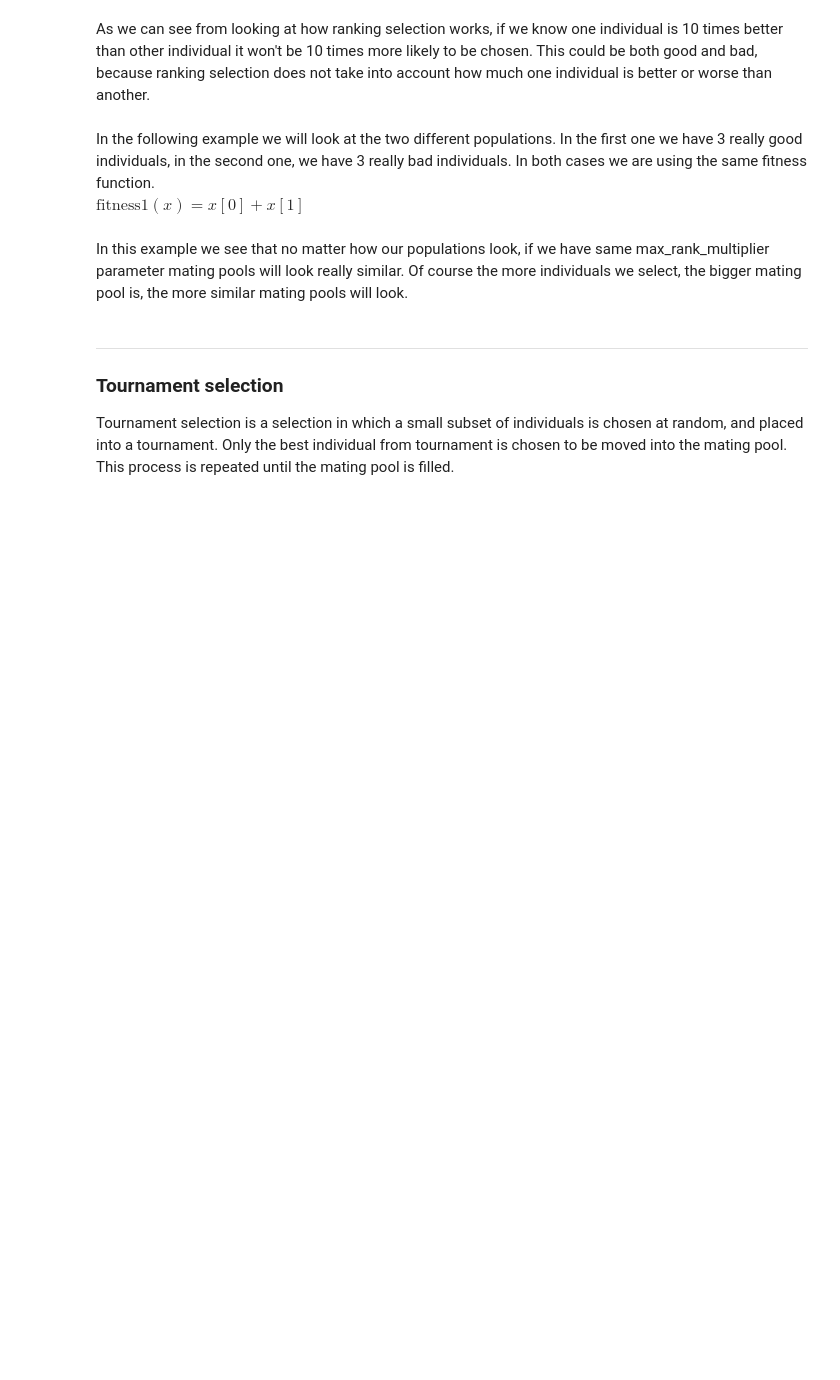
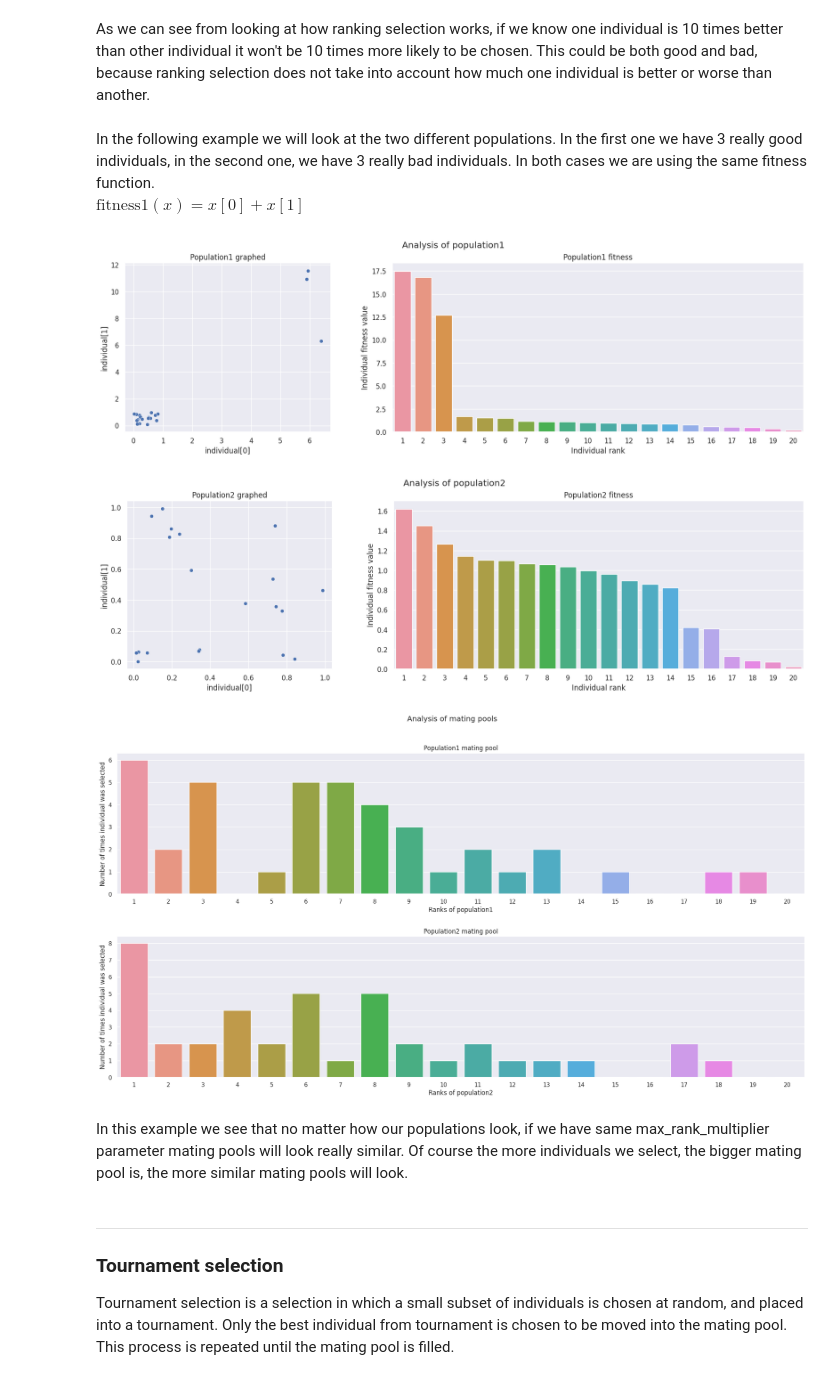
Before and after one commit to ukinolo/GAlib, a Jupyter notebook: doc/documentation.ipynb, the cells around one changed output. Saved outputs shown, nothing was run; the diff lists cells and outputs as text; code cells hidden in the pictures; blank space fills up the shorter version.

```diff
--- a/doc/documentation.ipynb
+++ b/doc/documentation.ipynb
@@ -431,7 +432,8 @@ In the following example we will look at the two different populations. In the f
 $\text{fitness1}(x) = x[0] + x[1]$<br>
 # %%
 selection = Selection('demo')
-selection._max_rank_multiplier = 20
+selection.params = {}
+selection.params['max_rank_multiplier'] = 20
 
 number_of_individuals = 20
 number_of_individuals_to_select = 40
@@ -490,33 +492,37 @@ fig2.suptitle('Analysis of population2')
 axs2[0].set_title('Population2 graphed')
 axs2[1].set_title('Population2 fitness')
 axs2[0].set_xlabel('individual[0]')
 axs2[0].set_ylabel('individual[1]')
 axs2[1].set_xlabel('Individual rank')
 axs2[1].set_ylabel('Individual fitness value')
 
 #Counting every individual appearance in mating pool
 appearance1 = np.empty(number_of_individuals)
 appearance2 = np.empty(number_of_individuals)
 
 for i in range(number_of_individuals):
     individual1 = population1[i]
     individual2 = population2[i]
 
     appearance1[i] = sum([x[0] == individual1[0] and x[1] == individual1[1] for x in mating_pool1])
     appearance2[i] = sum([x[0] == individual2[0] and x[1] == individual2[1] for x in mating_pool2])
 
 #Plotting mating pool info
 fig3, axs3 = plt.subplots(nrows=2, height_ratios=[1,1], figsize=(20, 11))
 sns.barplot(x=[str(i) for i in range(1, len(population1) + 1)], y=appearance1, ax=axs3[0])
 sns.barplot(x=[str(i) for i in range(1, len(population2) + 1)], y=appearance2, ax=axs3[1])
 fig3.suptitle('Analysis of mating pools')
 axs3[0].set_title('Population1 mating pool')
 axs3[1].set_title('Population2 mating pool')
 axs3[0].set_xlabel('Ranks of population1')
 axs3[0].set_ylabel('Number of times individual was selected')
 axs3[1].set_xlabel('Ranks of population2')
 axs3[1].set_ylabel('Number of times individual was selected')
 fig3.tight_layout(pad=2.5)
+# %% [output]
+[figure, added]
+[figure, added]
+[figure, added]
 # %% [markdown]
 In this example we see that no matter how our populations look, if we have same max_rank_multiplier parameter mating pools will look really similar. Of course the more individuals we select, the bigger mating pool is, the more similar mating pools will look.
 # %% [markdown]
```
Also changed, not shown: parts of 12 cells of this notebook.
